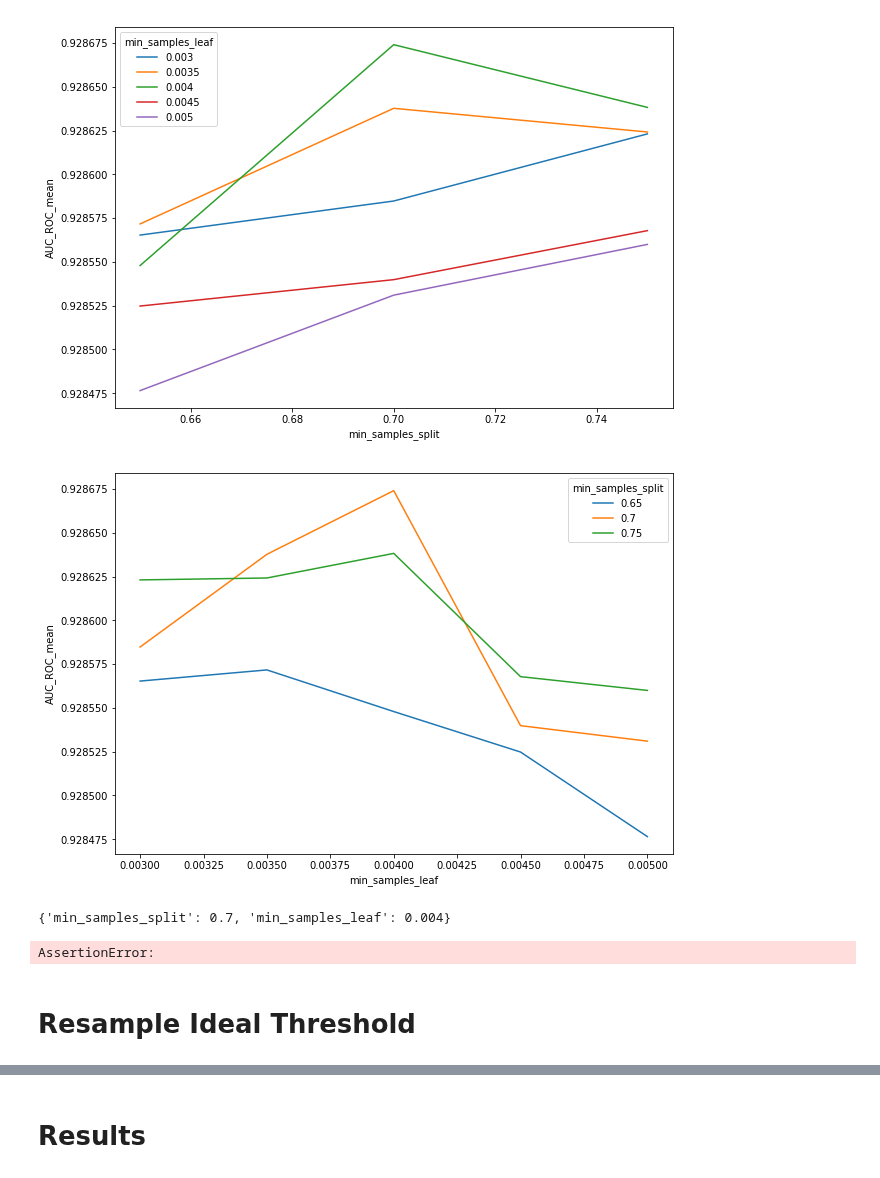
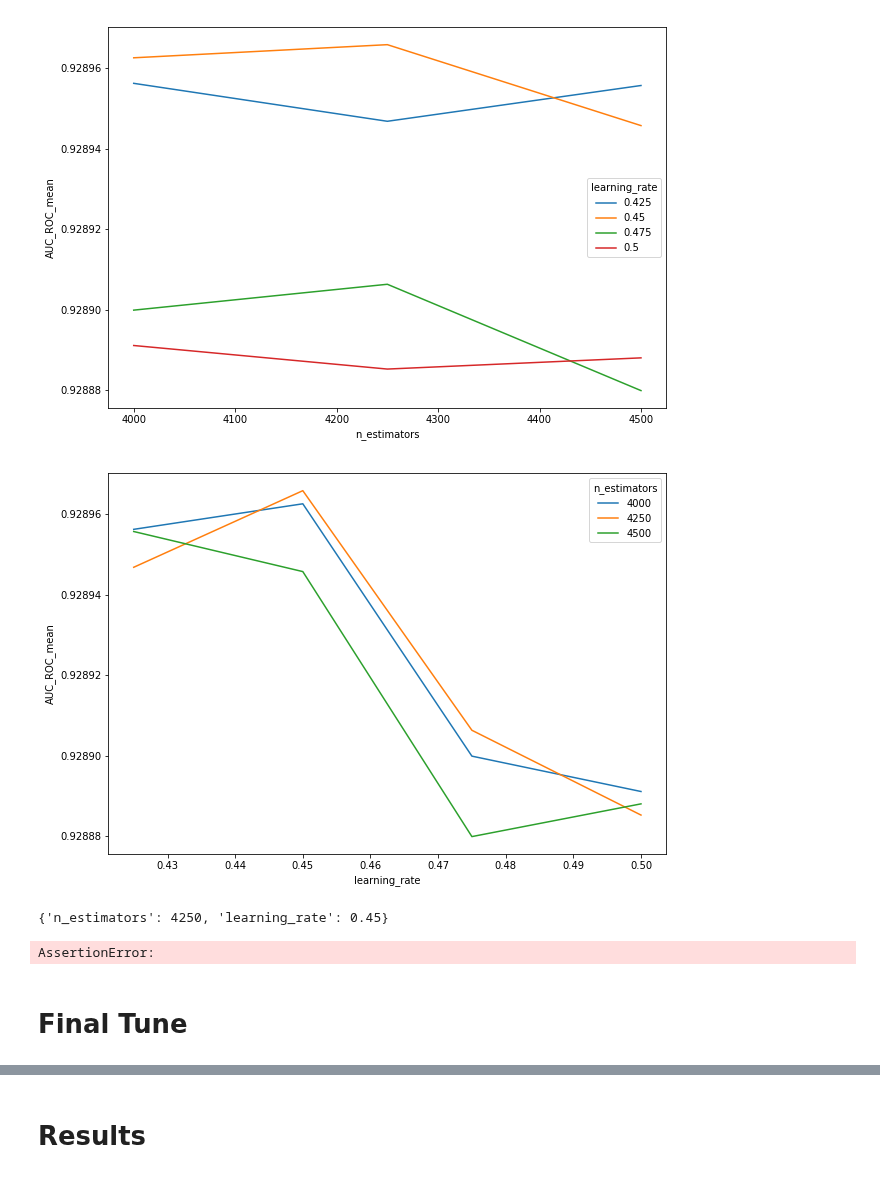
Before and after one commit to shane-kercheval/udacity, a Jupyter notebook: data_scientist_nanodegree/projects/p1_charityml/custom/Adaboost_tuning_oo-learning.ipynb, the cells around one changed output, grey strips where cells are left out. Drawn from its saved outputs; the diff is of its cells as text; code cells hidden in the pictures.

```diff
--- a/data_scientist_nanodegree/projects/p1_charityml/custom/Adaboost_tuning_oo-learning.ipynb
+++ b/data_scientist_nanodegree/projects/p1_charityml/custom/Adaboost_tuning_oo-learning.ipynb
@@ -96,8 +95,8 @@ hyper_param_object = oo.AdaBoostClassifierHP(
     splitter='best',
     max_features=0.3,  # tuned
     max_depth=2,  # tuned
-    min_samples_split=0.3900287766606946,
-    min_samples_leaf=0.01597658775176456,
+    min_samples_split=0.7,  # tuned
+    min_samples_leaf=0.004,  # tuned
     min_weight_fraction_leaf=0.,
     max_leaf_nodes=None,
     min_impurity_decrease=0.,
@@ -177,23 +176,23 @@ tuner.results.plot_resampled_scores(oo.Metric.FBETA_SCORE,
 # %%
 tuner.results.plot_hyper_params_profile(metric=oo.Metric.AUC_ROC,
-                                        x_axis='min_samples_split',
-                                        line='min_samples_leaf',)
+                                        x_axis='n_estimators',
+                                        line='learning_rate',)
 # %% [output]
-[figure, old version]
+[figure, new version]
 # %%
 tuner.results.plot_hyper_params_profile(metric=oo.Metric.AUC_ROC,
-                                        x_axis='min_samples_leaf',
-                                        line='min_samples_split')
+                                        x_axis='learning_rate',
+                                        line='n_estimators')
 # %% [output]
-[figure, old version]
+[figure, new version]
 # %%
 tuner.results.best_hyper_params
 # %% [output]
-{'min_samples_split': 0.7, 'min_samples_leaf': 0.004}
+{'n_estimators': 4250, 'learning_rate': 0.45}
 # %%
 assert False
 # %% [output]
 AssertionError:
-# %% [markdown]
-# Resample Ideal Threshold
+# %% [markdown]
+# Final Tune
 # %%
```
Also changed, not shown: parts of 27 cells of this notebook, 11 other files.
